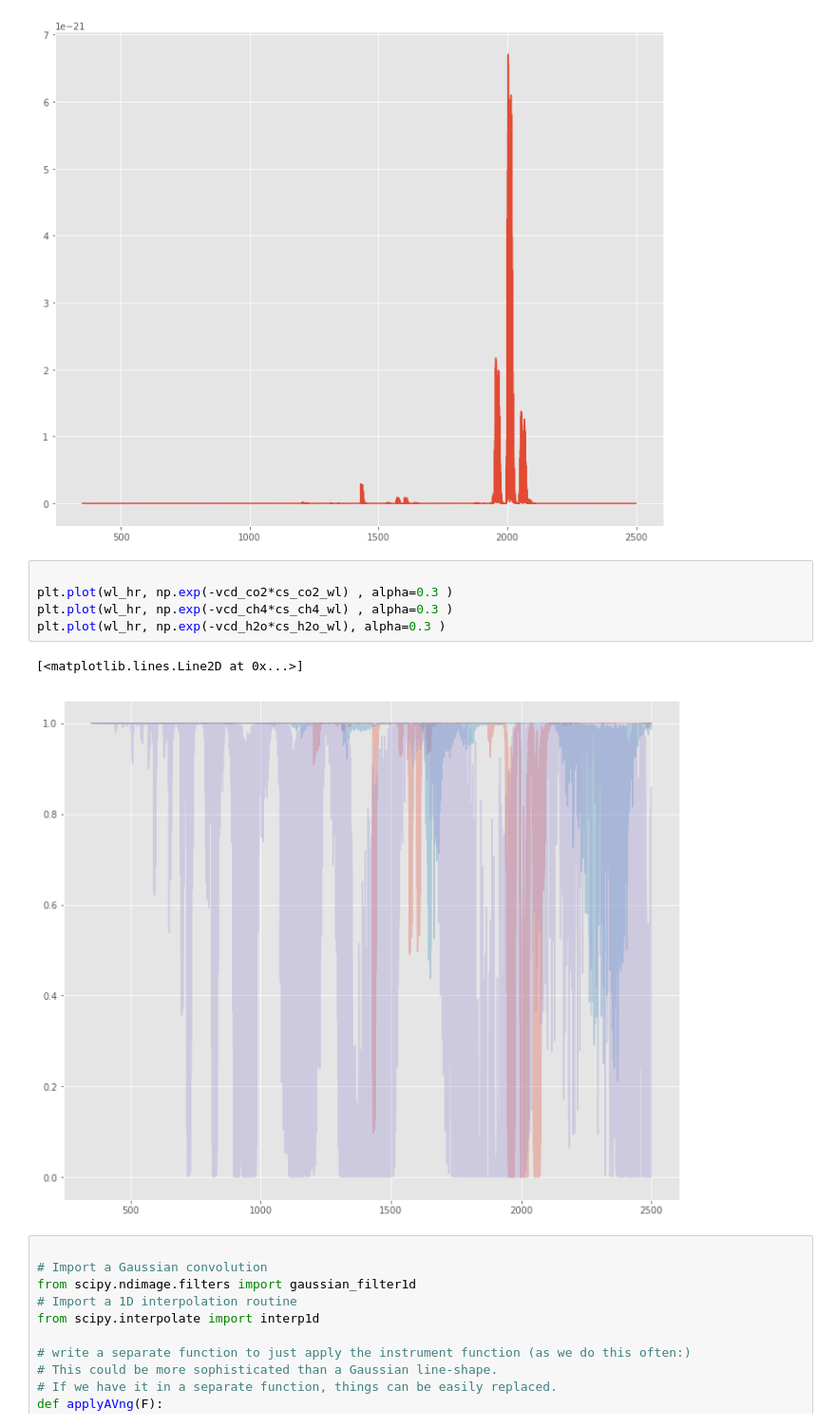
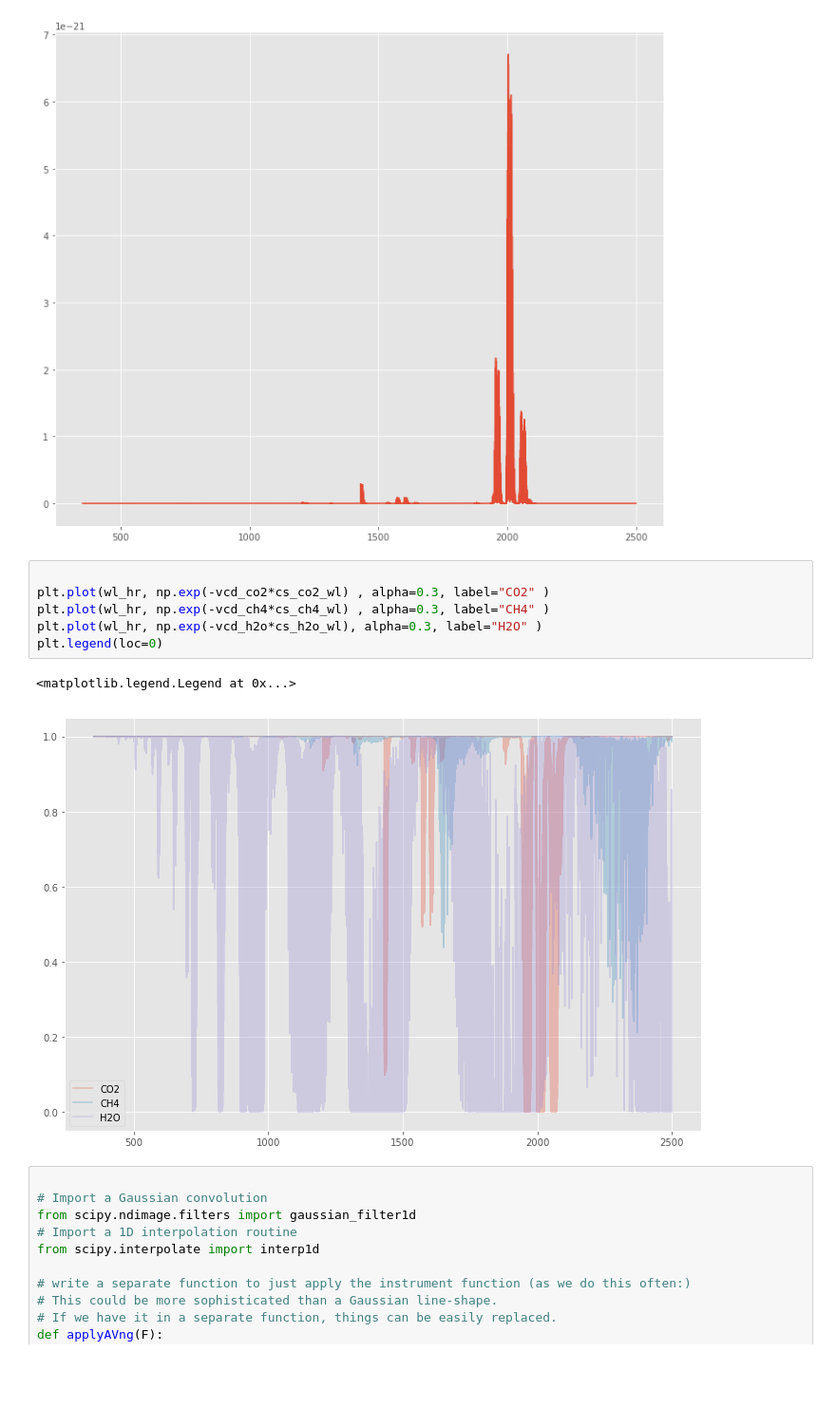
Before and after one commit to cfranken/ESE156, a Jupyter notebook: Julia/ESE156_11_AV-NG_methane.ipynb, the cells around one changed output. Shown at 95% size. Cells and saved outputs as stored; diff of their text form; blank space fills up the shorter version.

```diff
--- a/Julia/ESE156_11_AV-NG_methane.ipynb
+++ b/Julia/ESE156_11_AV-NG_methane.ipynb
@@ -108,12 +144,13 @@ plt.plot(wl_hr, fco2(wl_hr))
 [figure]
 # %%
 
-plt.plot(wl_hr, np.exp(-vcd_co2*cs_co2_wl) , alpha=0.3 )
-plt.plot(wl_hr, np.exp(-vcd_ch4*cs_ch4_wl) , alpha=0.3 )
-plt.plot(wl_hr, np.exp(-vcd_h2o*cs_h2o_wl), alpha=0.3 )
+plt.plot(wl_hr, np.exp(-vcd_co2*cs_co2_wl) , alpha=0.3, label="CO2" )
+plt.plot(wl_hr, np.exp(-vcd_ch4*cs_ch4_wl) , alpha=0.3, label="CH4" )
+plt.plot(wl_hr, np.exp(-vcd_h2o*cs_h2o_wl), alpha=0.3, label="H2O" )
+plt.legend(loc=0)
 # %% [output]
-[<matplotlib.lines.Line2D at 0x...>]
+<matplotlib.legend.Legend at 0x...>
-[figure, old version]
+[figure, new version]
 # %%
 
 # Import a Gaussian convolution
```
Also changed, not shown: parts of 19 cells of this notebook.
